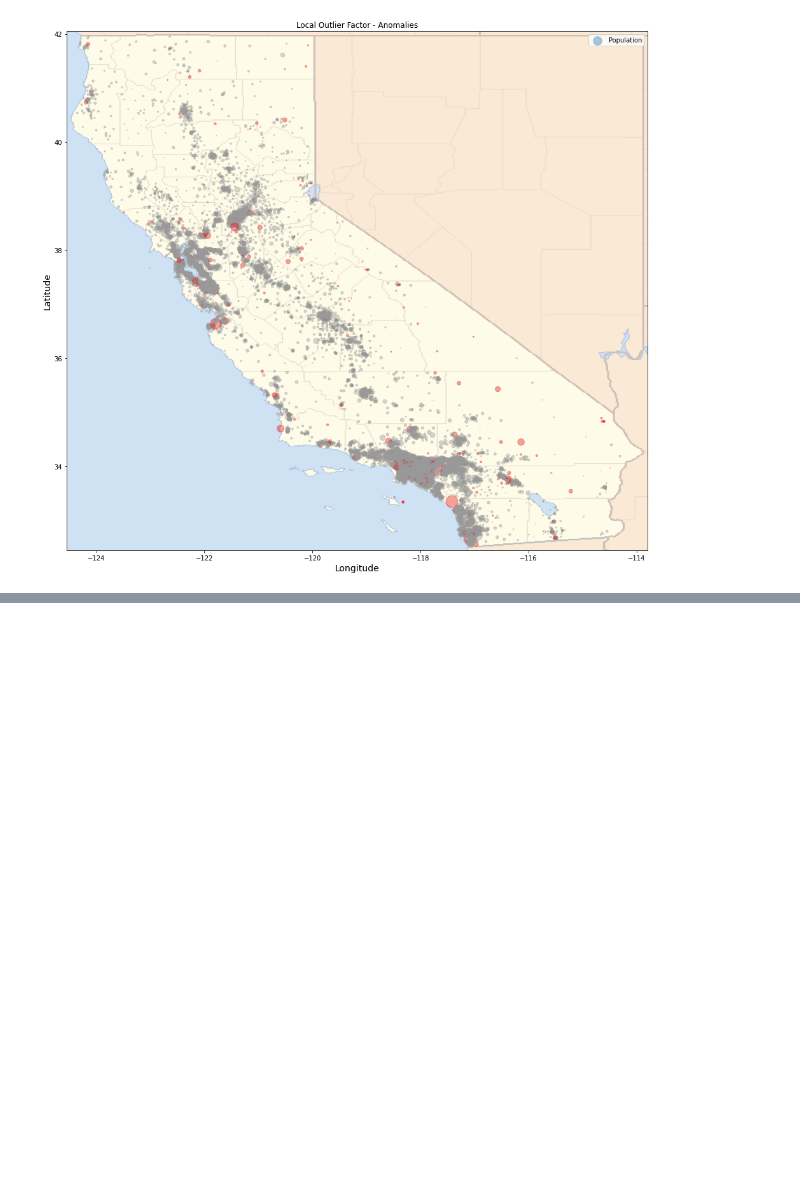
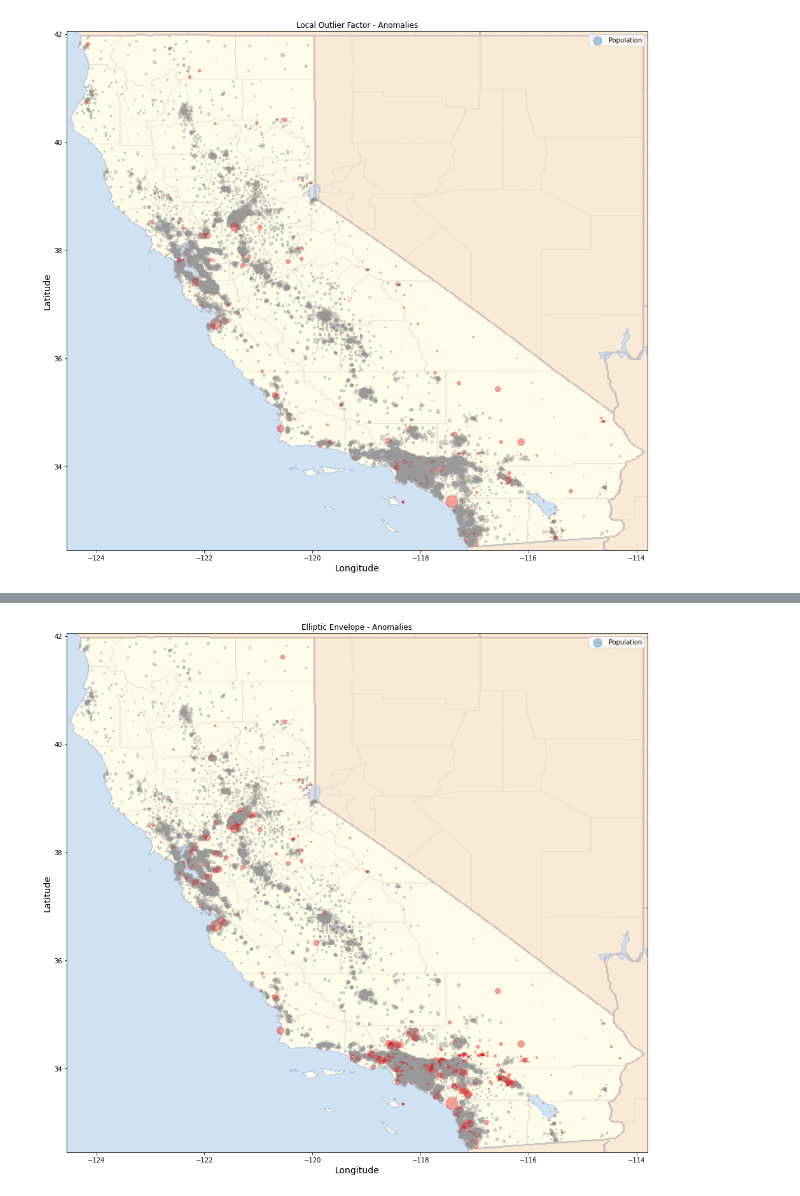
Before and after one commit to mo-amininasab/california_housing_AD, a Jupyter notebook: California_housing_anomaly_detection.ipynb, the cells around one changed output, grey strips where cells are left out. Drawn from its saved outputs; the diff is of its cells as text; code cells hidden in the pictures; blank space fills up the shorter version.

Commit message:
elliptic evelope done

```diff
--- a/California_housing_anomaly_detection.ipynb
+++ b/California_housing_anomaly_detection.ipynb
@@ -363,0 +366,5 @@ plot_anomalies(lof_clusters, 'Local Outlier Factor - Anomalies')
+# %%
+t1 = time.time()
+ee = EllipticEnvelope(contamination=.02, random_state=42)
+ee_clusters = ee.fit_predict(data_prepared)
+t2 = time.time()
@@ -363,0 +375,4 @@ plot_anomalies(lof_clusters, 'Local Outlier Factor - Anomalies')
+# %%
+for i in range(len(ee_clusters)):
+  if ee_clusters[i] != -1:
+    ee_clusters[i] = 0
@@ -363,0 +399,4 @@ plot_anomalies(lof_clusters, 'Local Outlier Factor - Anomalies')
+# %%
+plot_anomalies(ee_clusters, 'Elliptic Envelope - Anomalies')
+# %% [output]
+[figure, added]
```
Also changed, not shown: parts of 4 cells of this notebook.
